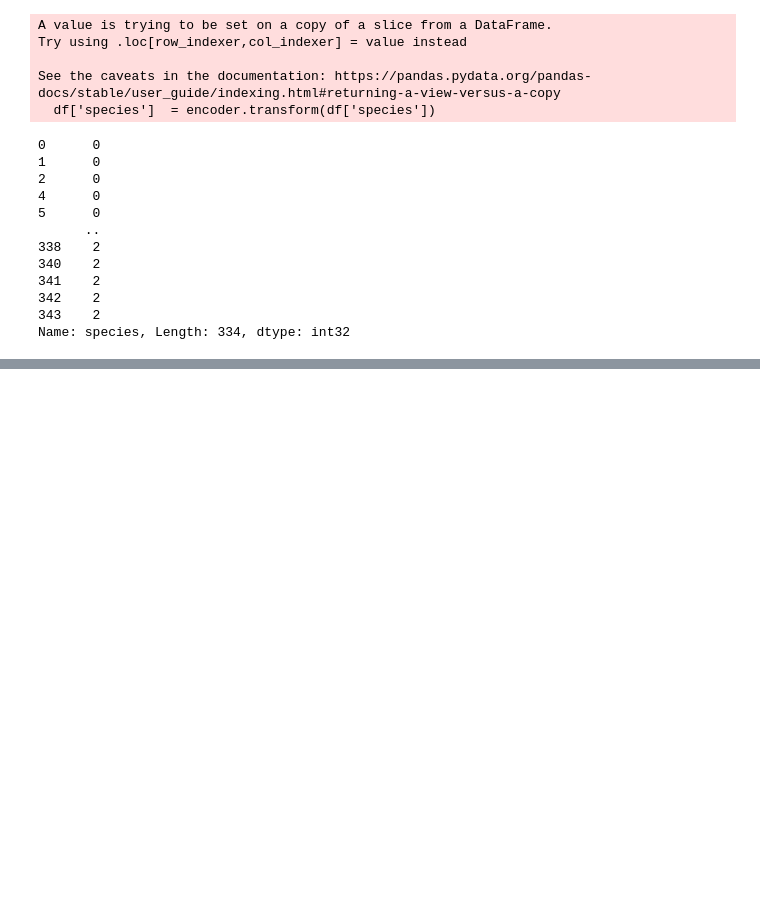
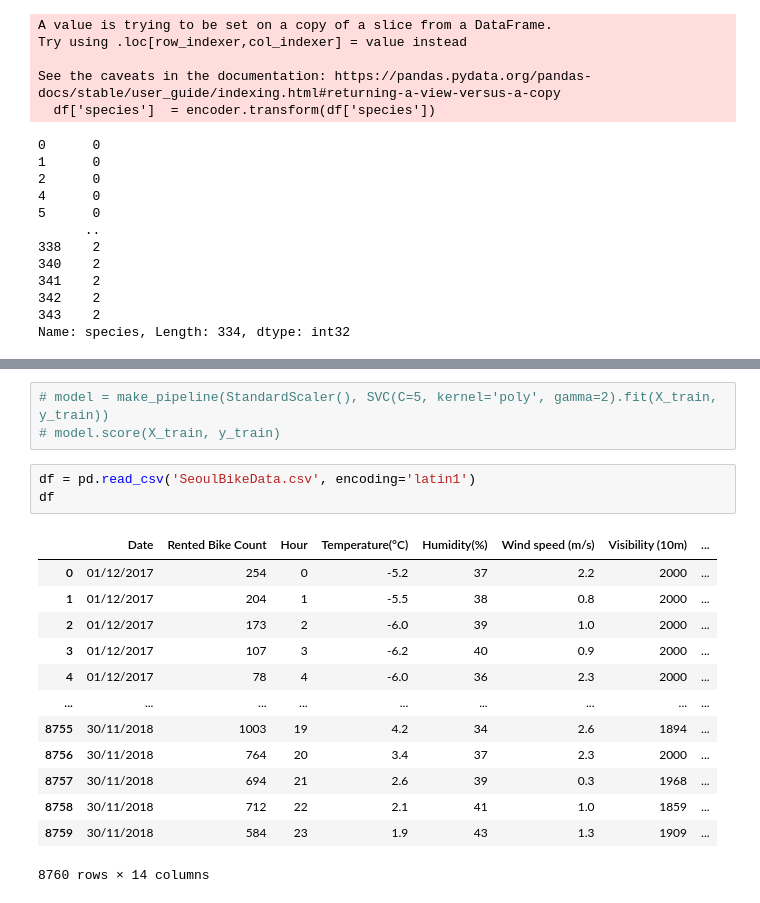
Before and after one commit to GeyzsoN/AI221, a Jupyter notebook: _gk_outputs/MEX 2/homena_mex2.ipynb, the cells around one changed output, grey strips where cells are left out. Saved outputs shown, nothing was run; the diff lists cells and outputs as text; blank space fills up the shorter version.

```diff
--- a/_gk_outputs/MEX 2/homena_mex2.ipynb
+++ b/_gk_outputs/MEX 2/homena_mex2.ipynb
@@ -169,0 +274,20 @@ plt.show()
+# %%
+# model = make_pipeline(StandardScaler(), SVC(C=5, kernel='poly', gamma=2).fit(X_train, y_train))
+# model.score(X_train, y_train)
+# %%
+df = pd.read_csv('SeoulBikeData.csv', encoding='latin1')
+df
+# %% [output]
+|  | Date | Rented Bike Count | Hour | Temperature(°C) | Humidity(%) | Wind speed (m/s) | Visibility (10m) | ... |
+| 0 | 01/12/2017 | 254 | 0 | -5.2 | 37 | 2.2 | 2000 | ... |
+| 1 | 01/12/2017 | 204 | 1 | -5.5 | 38 | 0.8 | 2000 | ... |
+| 2 | 01/12/2017 | 173 | 2 | -6.0 | 39 | 1.0 | 2000 | ... |
+| 3 | 01/12/2017 | 107 | 3 | -6.2 | 40 | 0.9 | 2000 | ... |
+| 4 | 01/12/2017 | 78 | 4 | -6.0 | 36 | 2.3 | 2000 | ... |
+| ... | ... | ... | ... | ... | ... | ... | ... | ... |
+| 8755 | 30/11/2018 | 1003 | 19 | 4.2 | 34 | 2.6 | 1894 | ... |
+| 8756 | 30/11/2018 | 764 | 20 | 3.4 | 37 | 2.3 | 2000 | ... |
+| 8757 | 30/11/2018 | 694 | 21 | 2.6 | 39 | 0.3 | 1968 | ... |
+| 8758 | 30/11/2018 | 712 | 22 | 2.1 | 41 | 1.0 | 1859 | ... |
+| 8759 | 30/11/2018 | 584 | 23 | 1.9 | 43 | 1.3 | 1909 | ... |
+8760 rows × 14 columns
```
Also changed, not shown: parts of 14 cells of this notebook, 2 other files.
